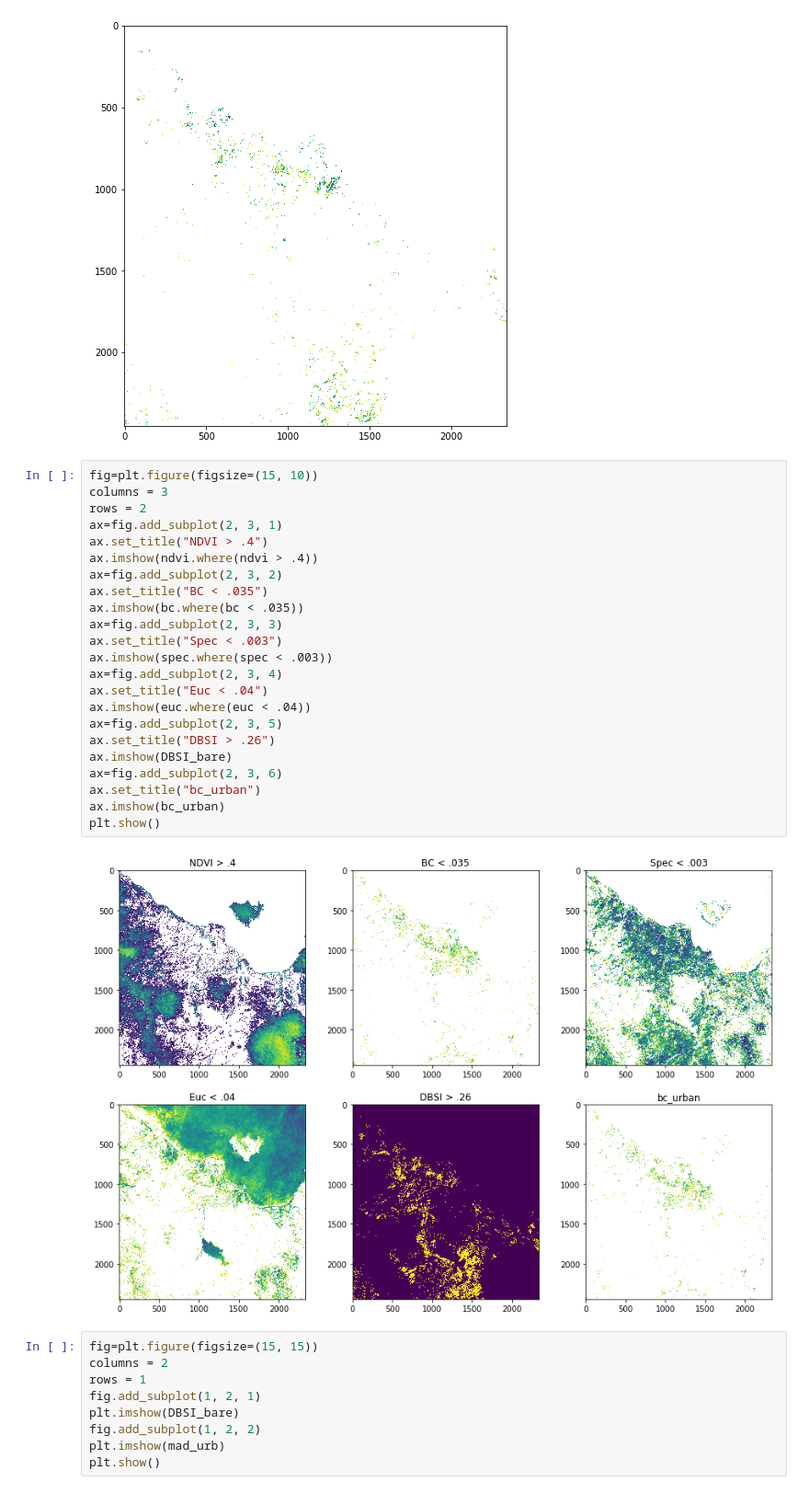
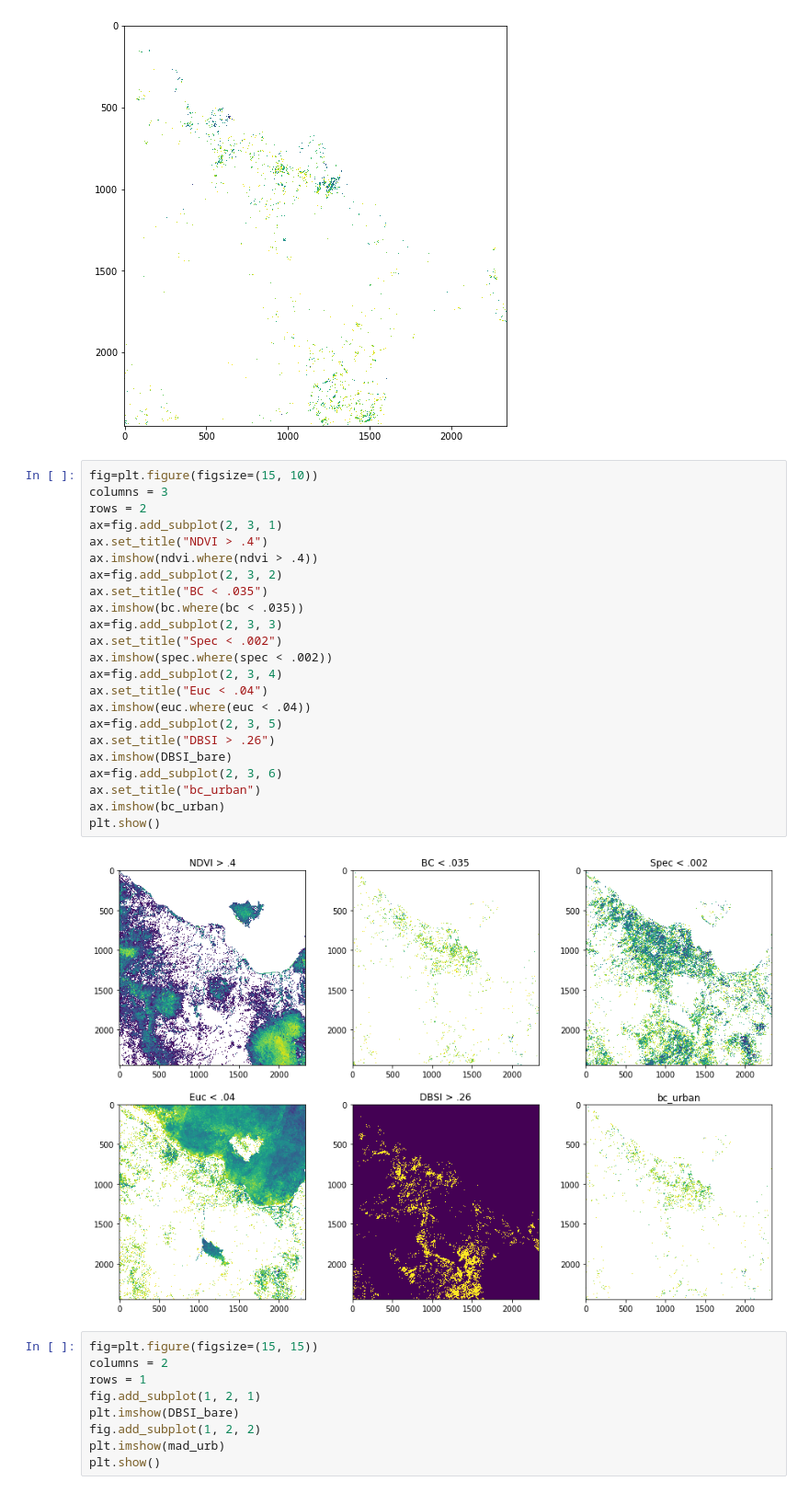
Before and after one commit to bellemae/landcover-hack, a Jupyter notebook: Simple urban area environmental layer.ipynb, the cells around one changed output. Shown: that part at 92% size. Cells and saved outputs as stored; diff of their text form.

```diff
--- a/Simple urban area environmental layer.ipynb
+++ b/Simple urban area environmental layer.ipynb
@@ -223,28 +238,28 @@ plt.imshow(((bc.where(bc < .04)) - DBSI_bare.where(DBSI_bare > 0)))
 # %%
 fig=plt.figure(figsize=(15, 10))
 columns = 3
 rows = 2
 ax=fig.add_subplot(2, 3, 1)
 ax.set_title("NDVI > .4")
 ax.imshow(ndvi.where(ndvi > .4))
 ax=fig.add_subplot(2, 3, 2)
 ax.set_title("BC < .035")
 ax.imshow(bc.where(bc < .035))
 ax=fig.add_subplot(2, 3, 3)
-ax.set_title("Spec < .003")
-ax.imshow(spec.where(spec < .003))
+ax.set_title("Spec < .002")
+ax.imshow(spec.where(spec < .002))
 ax=fig.add_subplot(2, 3, 4)
 ax.set_title("Euc < .04")
 ax.imshow(euc.where(euc < .04))
 ax=fig.add_subplot(2, 3, 5)
 ax.set_title("DBSI > .26")
 ax.imshow(DBSI_bare)
 ax=fig.add_subplot(2, 3, 6)
 ax.set_title("bc_urban")
 ax.imshow(bc_urban)
 plt.show()
 # %% [output]
-[figure, old version]
+[figure, new version]
 # %%
 fig=plt.figure(figsize=(15, 15))
 columns = 2
```
Also changed, not shown: parts of 2 cells of this notebook, 2 other files.
